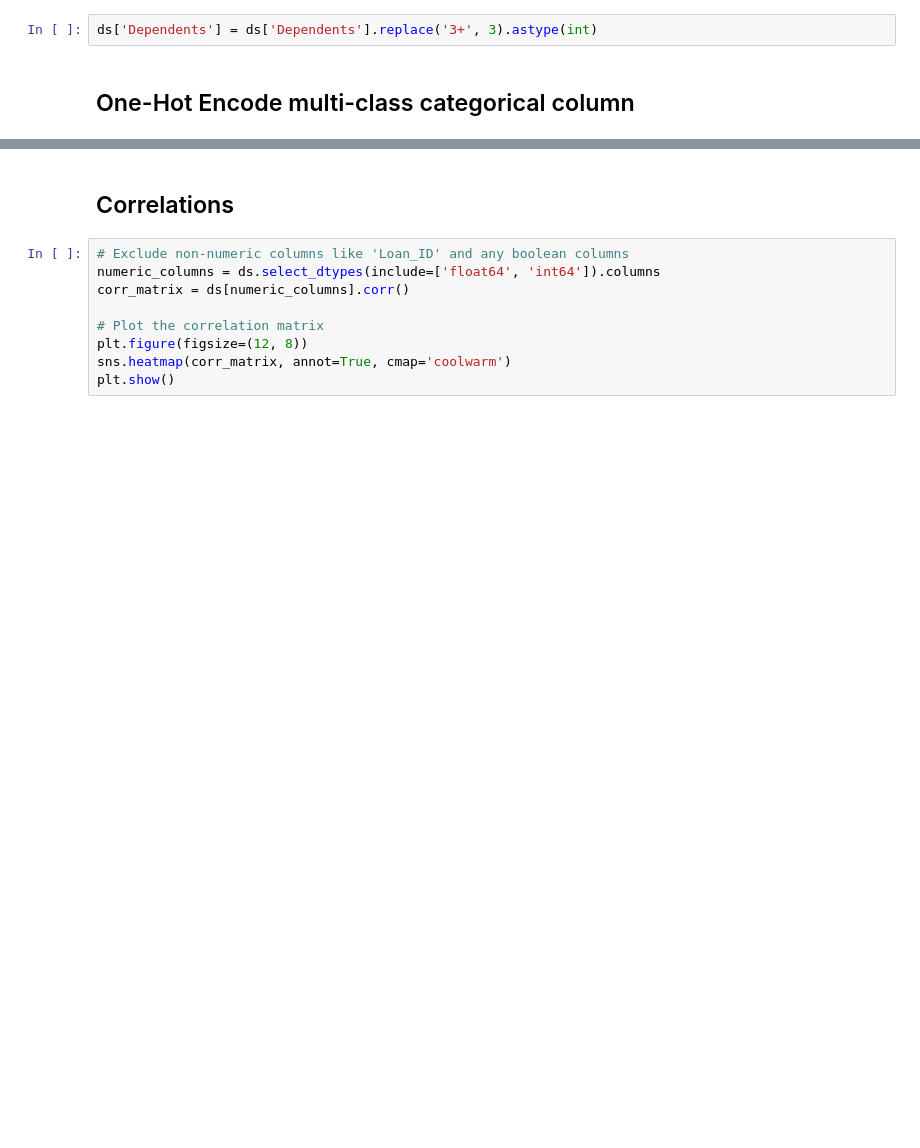
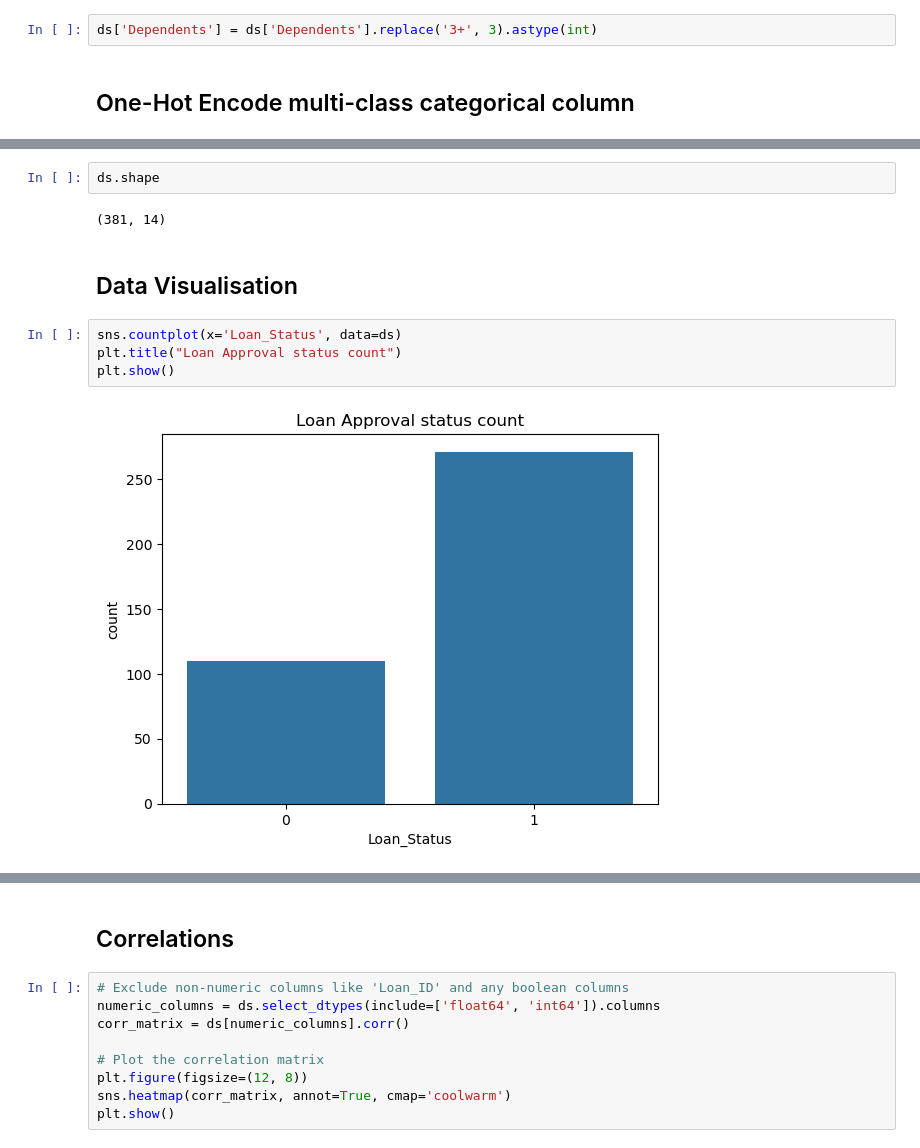
Before and after one commit to Shreevarthini/Loan-prediction, a Jupyter notebook: notebooks/data_exploration.ipynb, the cells around one changed output, grey strips where cells are left out. Cells and saved outputs as stored; diff of their text form; blank space fills up the shorter version.

```diff
--- a/notebooks/data_exploration.ipynb
+++ b/notebooks/data_exploration.ipynb
@@ -188,3 +183,15 @@ Credit_History_Missing     0
 Property_Area_Semiurban    0
 Property_Area_Urban        0
 dtype: int64
+# %%
+ds.shape
+# %% [output]
+(381, 14)
+# %% [markdown]
+## Data Visualisation
+# %%
+sns.countplot(x='Loan_Status', data=ds)
+plt.title("Loan Approval status count")
+plt.show()
+# %% [output]
+[figure, added]
```
Also changed, not shown: parts of 28 cells of this notebook, 3 other files.
